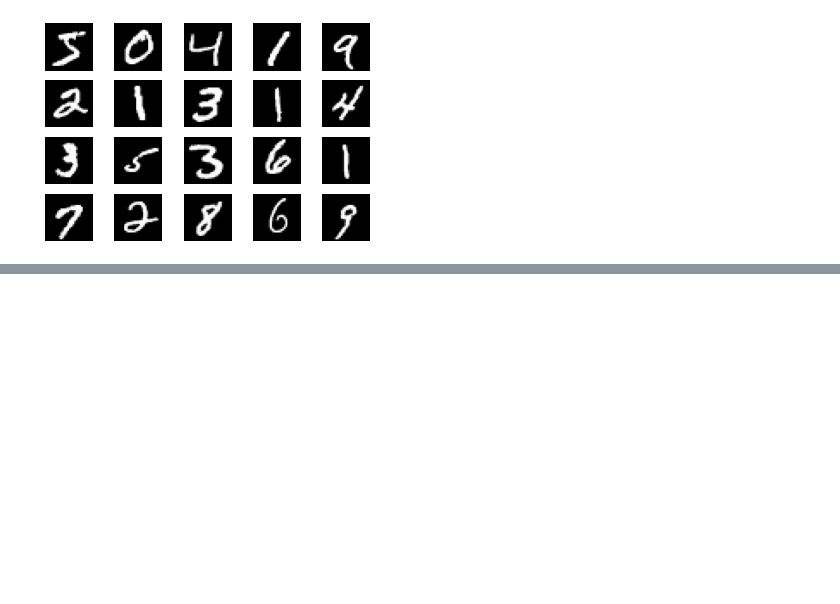
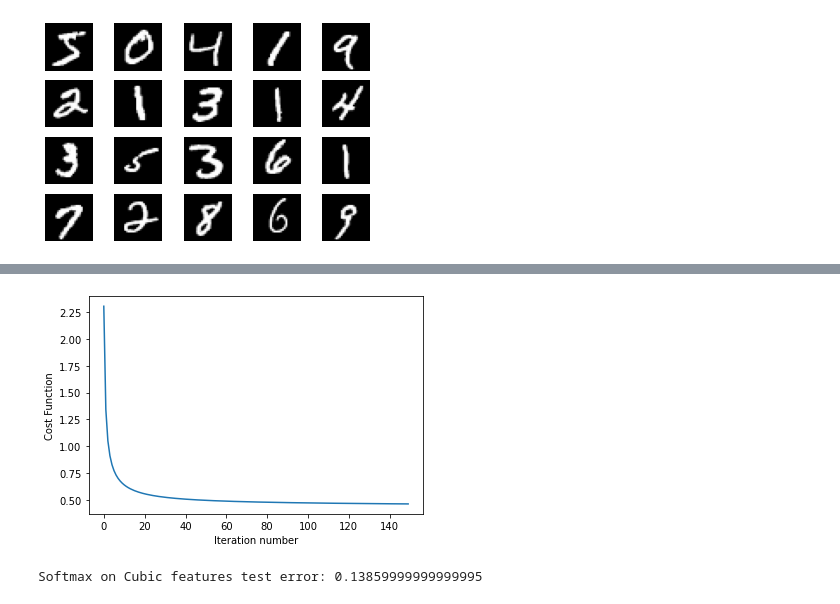
Before and after one commit to ashudva/ML-6.86x, a Jupyter notebook: Digit_Recognition/OneDigit/digit_recognition.ipynb, the cells around one changed output, grey strips where cells are left out. Saved outputs shown, nothing was run; the diff lists cells and outputs as text; code cells hidden in the pictures; blank space fills up the shorter version.

```diff
--- a/Digit_Recognition/OneDigit/digit_recognition.ipynb
+++ b/Digit_Recognition/OneDigit/digit_recognition.ipynb
@@ -167,0 +257,33 @@ Softmax test errors for different temperature parameters:
+# %%
+##############################################
+# 6-B. Cubic Kernel
+##############################################
+
+# 10-dimensional PCA representation of the training and test set
+
+print("Running Softmax on cubic features and PCA")
+n_components = 10
+pcs = principal_components(train_x)
+train_pca10 = project_onto_PC(train_x, pcs, n_components)
+test_pca10 = project_onto_PC(test_x, pcs, n_components)
+
+# Apply cubic feature transformation on the 10-D PCA train and test sets
+# train_cube (and test_cube) is a representation of our training (and test) data
+# after applying the cubic kernel feature mapping to the 10-dimensional PCA representations.
+
+train_cube = cubic_features(train_pca10)
+test_cube = cubic_features(test_pca10)
+
+# Train the softmax regression model using (train_cube, train_y)
+# and evaluate its accuracy on (test_cube, test_y).
+
+theta, cost_function_history = softmax_regression(
+    train_pca, train_y, temp_parameter=0.5, alpha=0.3, lambda_factor=1.0e-4, k=10, num_iterations=150)
+plot_cost_function_over_time(cost_function_history)
+test_error = compute_test_error(test_pca, test_y, theta, temp_parameter=1)
+# Save the model parameters theta obtained from calling softmax_regression to disk.
+write_pickle_data(theta, "./theta_cubic.pkl.gz")
+print(f"Softmax on Cubic features test error: {test_error}")
+# %% [output]
+[figure, added]
+Softmax on Cubic features test error: 0.13859999999999995
```
Also changed, not shown: parts of 11 cells of this notebook, 9 other files.
